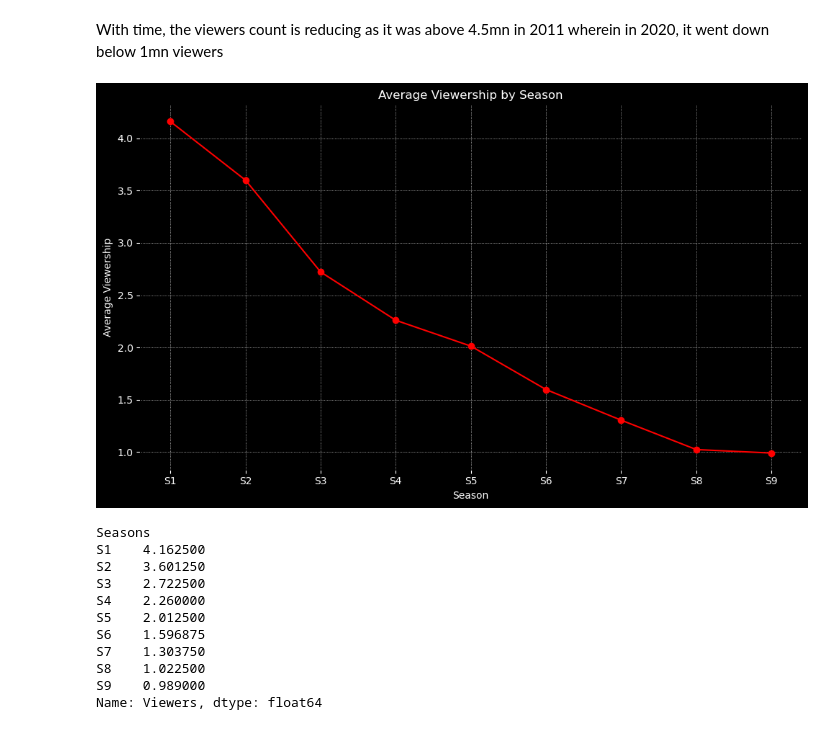
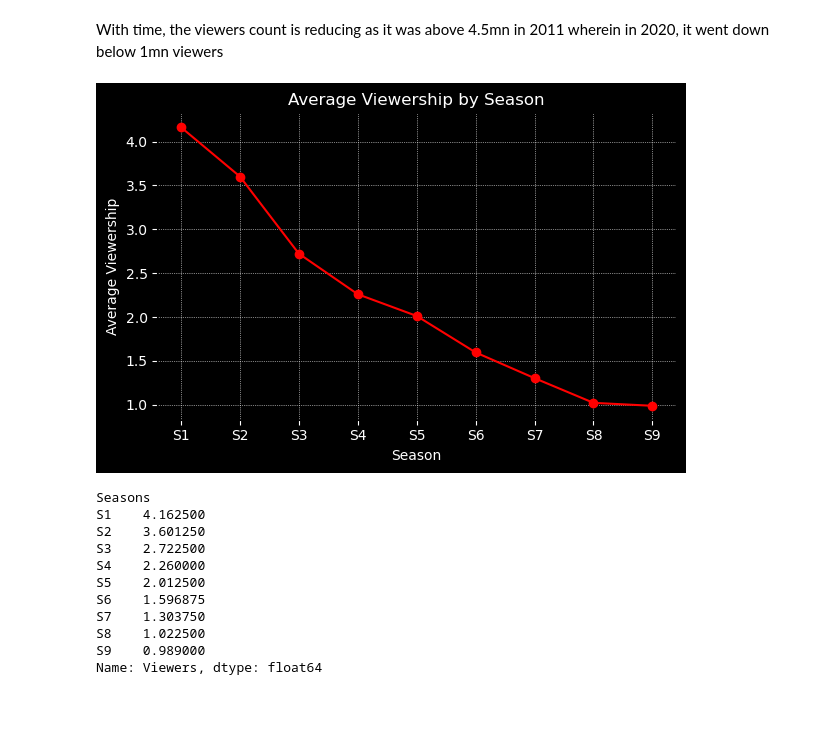
Before and after one commit to yam1473/RR_Assignment8, a Jupyter notebook: suits_analysis.ipynb, the cells around one changed output. Saved outputs shown, nothing was run; the diff lists cells and outputs as text; code cells hidden in the pictures.

```diff
--- a/suits_analysis.ipynb
+++ b/suits_analysis.ipynb
@@ -178,31 +178,31 @@ With time, the viewers count is reducing as it was above 4.5mn in 2011 wherein i
 # %%
 # Average viewership for each season
 seasons_avg_viewers = suits.groupby('Seasons')['Viewers'].mean()
 
 # create the plot with the specified aesthetics.
-plt.figure(figsize=(10, 6))
+plt.figure(figsize=(6, 4))
 seasons_avg_viewers.plot(marker='o', linestyle='-', color='red')
 
 # Setting the background color of the plot area to black
 ax = plt.gca()
 ax.set_facecolor('black')
 
 # Setting the background color of the figure to black
 plt.gcf().set_facecolor('black')
 
 # Set the title and labels with white color to contrast against the black background
 plt.title('Average Viewership by Season', color='white')
 plt.xlabel('Season', color='white')
 plt.ylabel('Average Viewership', color='white')
 plt.grid(True, color='white', linestyle=':', linewidth=0.5)  # Set grid color to white
 
 # Change the color of the tick labels to white
 ax.tick_params(colors='white', which='both')
 
 plt.tight_layout()
 plt.show()
 # %% [output]
-[figure, old version]
+[figure, new version]
 # %%
 seasons_avg_viewers = suits.groupby('Seasons')['Viewers'].mean()
 seasons_avg_viewers
```
Also changed, not shown: parts of 8 cells of this notebook.
